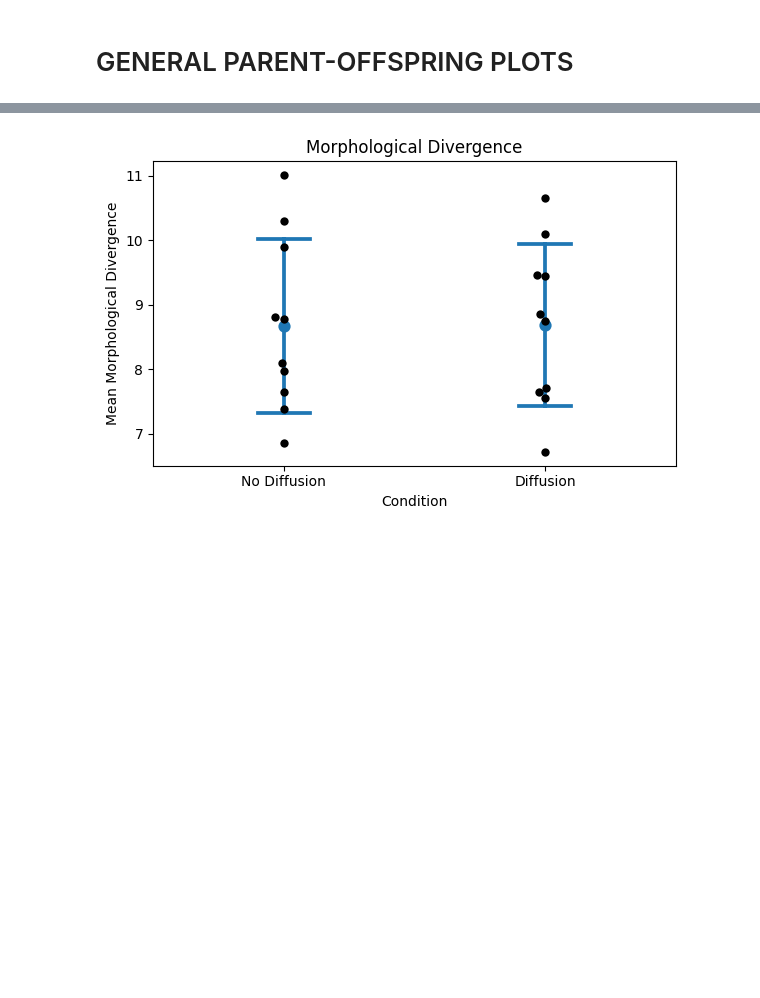
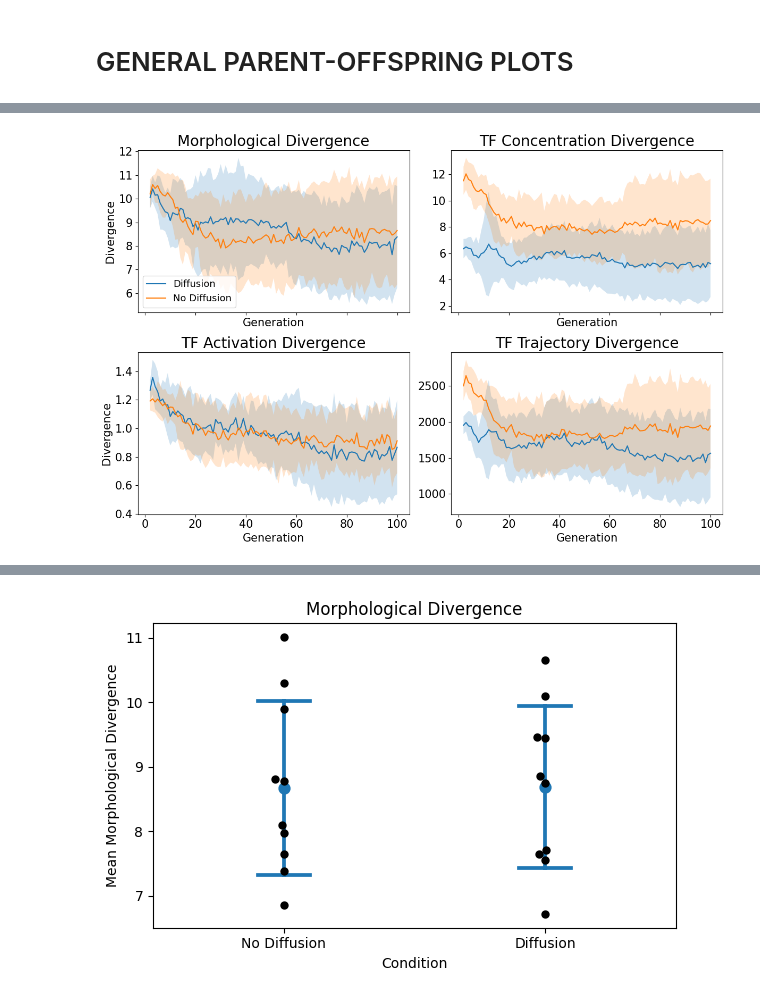
Before and after one commit to angel-a5/evogym-GRN-metrics, a Jupyter notebook: thesisMetrics.ipynb, the cells around one changed output, grey strips where cells are left out. Cells and saved outputs as stored; diff of their text form; code cells hidden in the pictures; blank space fills up the shorter version.

Commit message:
Added graph for my poster and added back a missing graph I accidently deleted

```diff
--- a/thesisMetrics.ipynb
+++ b/thesisMetrics.ipynb
@@ -225,3 +225,22 @@ generation_results.head(20)
 | 19 | parent_child_metrics_noDiff10 | 21 | 10.470 | 4.499057 | 8.282402 | 5.088960 | 1.185 | 0.793455 | ... |
 # %% [markdown]
 # GENERAL PARENT-OFFSPRING PLOTS
+# %%
+files = list(Path(".").glob("parent_child_metrics_*.csv"))
+
+dfs = []
+
+for f in files:
+
+    df = pd.read_csv(f)
+
+    if "noDiff" in f.name:
+        df["condition"] = "No Diffusion"
+    else:
+        df["condition"] = "Diffusion"
+
+    dfs.append(df)
+
+metrics = pd.concat(dfs, ignore_index=True)
+
+metrics.head()
@@ -227,0 +288,53 @@ generation_results.head(20)
+# %%
+generation_results["condition"] = generation_results["file"].apply(
+    lambda x: "No Diffusion" if "noDiff" in x else "Diffusion"
+)
+
+metrics_to_plot = [
+    ("morph_mean", "Morphological Divergence"),
+    ("tf_conc_mean", "TF Concentration Divergence"),
+    ("tf_act_mean", "TF Activation Divergence"),
+    ("tf_traj_mean", "TF Trajectory Divergence"),
+]
+
+div_summary = (
+    generation_results
+    .groupby(["condition", "generation"])
+    .agg({metric: ["mean", "std"] for metric, _ in metrics_to_plot})
+)
+
+div_summary.columns = ["_".join(col) for col in div_summary.columns]
+div_summary = div_summary.reset_index()
+
+fig, axes = plt.subplots(2, 2, figsize=(12, 8), sharex=True)
+axes = axes.flatten()
+
+for ax, (metric, title) in zip(axes, metrics_to_plot):
+    for condition in ["Diffusion", "No Diffusion"]:
+        subset = div_summary[div_summary["condition"] == condition]
+
+        mean = subset[f"{metric}_mean"]
+        std = subset[f"{metric}_std"]
+
+        ax.plot(subset["generation"], mean, label=condition)
+        ax.fill_between(
+            subset["generation"],
+            mean - std,
+            mean + std,
+            alpha=0.2
+        )
+
+    ax.set_title(title, fontsize=20)
+    ax.set_xlabel("Generation", fontsize=15)
+    ax.tick_params(axis='both', labelsize=15)
+
+axes[0].set_ylabel("Divergence", fontsize=15)
+axes[2].set_ylabel("Divergence", fontsize=15)
+axes[0].legend(
+    fontsize=13,
+    handlelength=2,
+)
+plt.tight_layout()
+plt.show()
+# %% [output]
+[figure, added]
```
Also changed, not shown: parts of 7 cells of this notebook.
